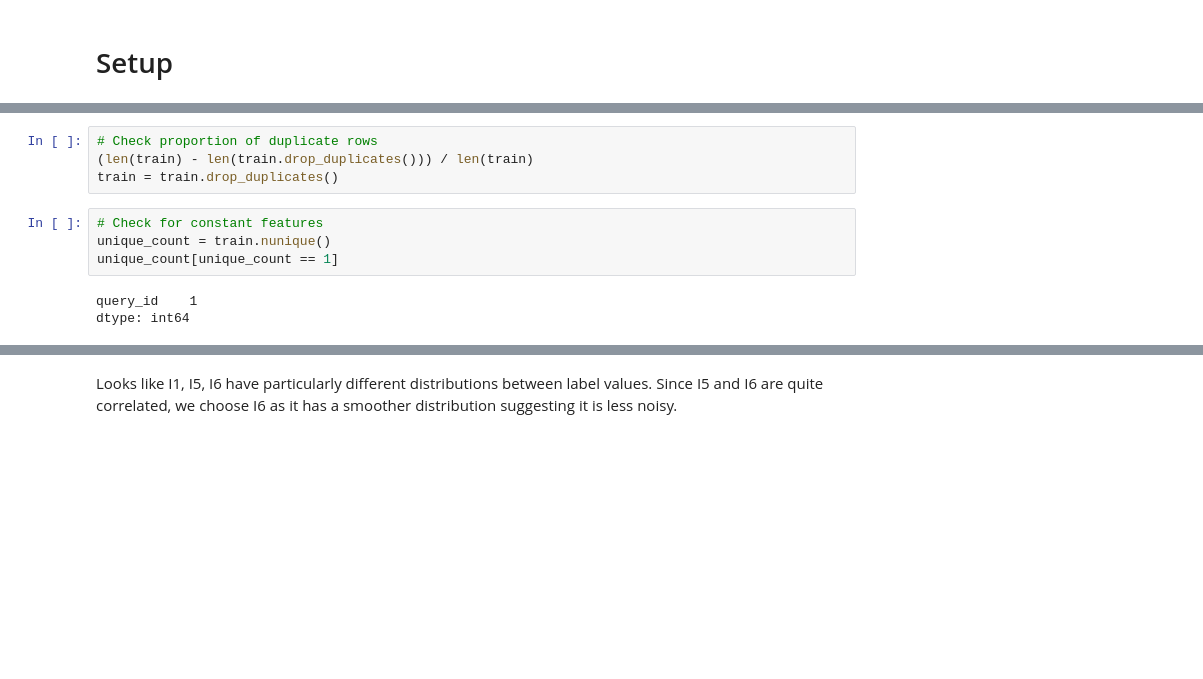
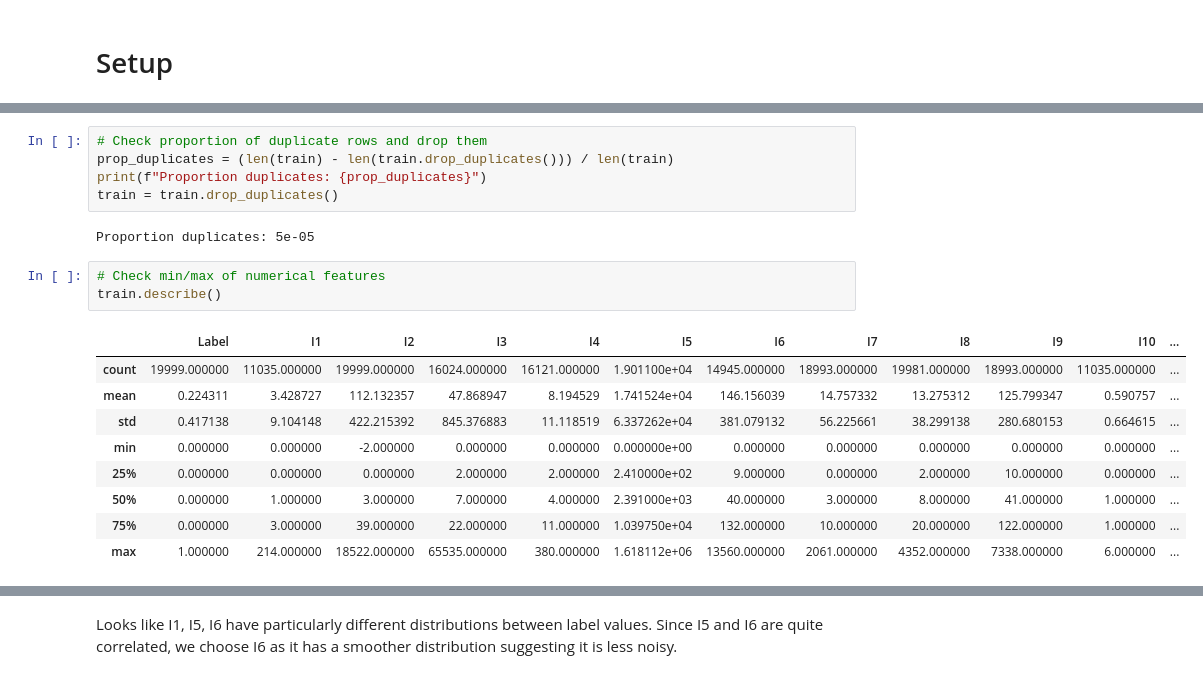
Before and after one commit to SelvinSelbaraju/search-ranking-utils, a Jupyter notebook: notebooks/criteo_example.ipynb, the cells around one changed output, grey strips where cells are left out. Saved outputs shown, nothing was run; the diff lists cells and outputs as text; blank space fills up the shorter version.

```diff
--- a/notebooks/criteo_example.ipynb
+++ b/notebooks/criteo_example.ipynb
@@ -68,11 +74,20 @@ memory usage: 6.3+ MB
 # %%
-# Check proportion of duplicate rows
-(len(train) - len(train.drop_duplicates())) / len(train)
+# Check proportion of duplicate rows and drop them
+prop_duplicates = (len(train) - len(train.drop_duplicates())) / len(train)
+print(f"Proportion duplicates: {prop_duplicates}")
 train = train.drop_duplicates()
+# %% [output]
+Proportion duplicates: 5e-05
-# %%
-# Check for constant features
-unique_count = train.nunique()
-unique_count[unique_count == 1]
-# %% [output]
-query_id    1
-dtype: int64
+# %%
+# Check min/max of numerical features
+train.describe()
+# %% [output]
+|  | Label | I1 | I2 | I3 | I4 | I5 | I6 | I7 | I8 | I9 | I10 | ... |
+| count | 19999.000000 | 11035.000000 | 19999.000000 | 16024.000000 | 16121.000000 | 1.901100e+04 | 14945.000000 | 18993.000000 | 19981.000000 | 18993.000000 | 11035.000000 | ... |
+| mean | 0.224311 | 3.428727 | 112.132357 | 47.868947 | 8.194529 | 1.741524e+04 | 146.156039 | 14.757332 | 13.275312 | 125.799347 | 0.590757 | ... |
+| std | 0.417138 | 9.104148 | 422.215392 | 845.376883 | 11.118519 | 6.337262e+04 | 381.079132 | 56.225661 | 38.299138 | 280.680153 | 0.664615 | ... |
+| min | 0.000000 | 0.000000 | -2.000000 | 0.000000 | 0.000000 | 0.000000e+00 | 0.000000 | 0.000000 | 0.000000 | 0.000000 | 0.000000 | ... |
+| 25% | 0.000000 | 0.000000 | 0.000000 | 2.000000 | 2.000000 | 2.410000e+02 | 9.000000 | 0.000000 | 2.000000 | 10.000000 | 0.000000 | ... |
+| 50% | 0.000000 | 1.000000 | 3.000000 | 7.000000 | 4.000000 | 2.391000e+03 | 40.000000 | 3.000000 | 8.000000 | 41.000000 | 1.000000 | ... |
+| 75% | 0.000000 | 3.000000 | 39.000000 | 22.000000 | 11.000000 | 1.039750e+04 | 132.000000 | 10.000000 | 20.000000 | 122.000000 | 1.000000 | ... |
+| max | 1.000000 | 214.000000 | 18522.000000 | 65535.000000 | 380.000000 | 1.618112e+06 | 13560.000000 | 2061.000000 | 4352.000000 | 7338.000000 | 6.000000 | ... |
```
Also changed, not shown: parts of 20 cells of this notebook.
